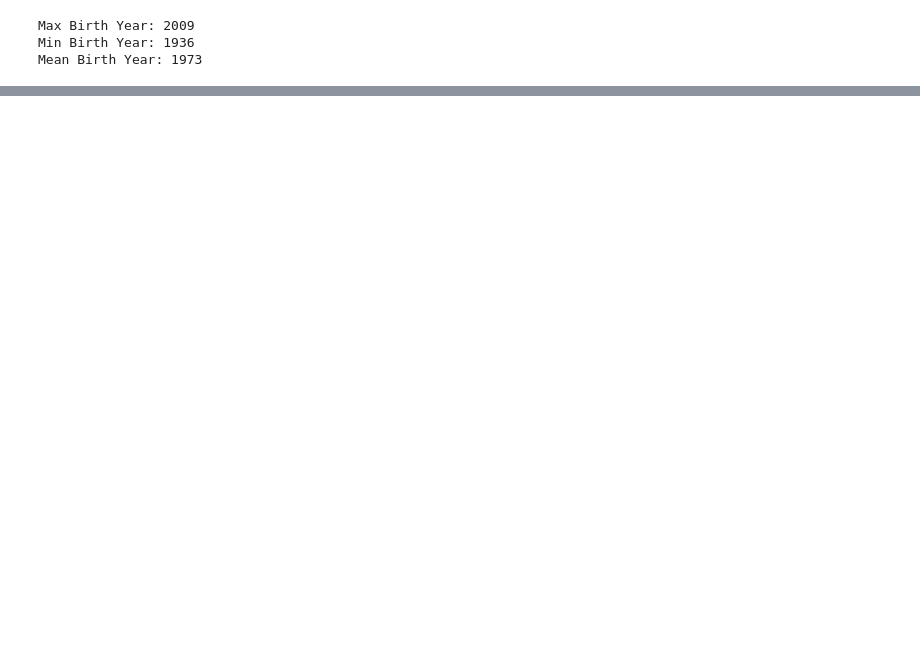
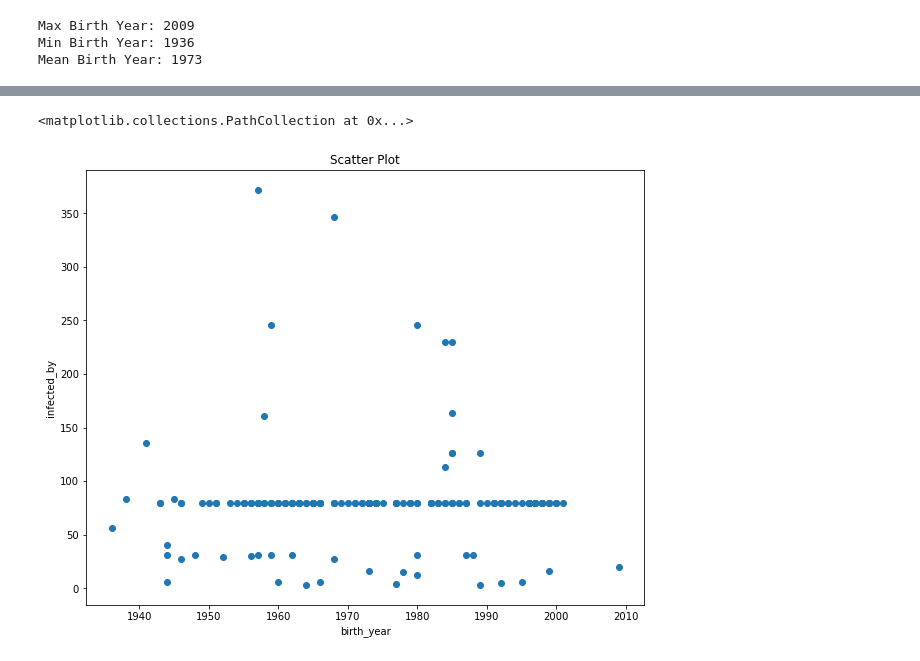
Before and after one commit to mohammadmozafari/data-mining-aut, a Jupyter notebook: 1_preprocessing_and_linear_regression.ipynb, the cells around one changed output, grey strips where cells are left out. Drawn from its saved outputs; the diff is of its cells as text; code cells hidden in the pictures; blank space fills up the shorter version.

```diff
--- a/1_preprocessing_and_linear_regression.ipynb
+++ b/1_preprocessing_and_linear_regression.ipynb
@@ -24,0 +1,5 @@ covid
+# %%
+import pandas as pd
+import matplotlib.pyplot as plt
+
+plt.rcParams['figure.figsize'] = (10, 8)
@@ -36,0 +49,10 @@ Mean Birth Year: 1973
+# %%
+count_nans(covid_copy, columns)
+
+covid['birth_year'].fillna(int(covid['birth_year'].mean()) * 1., inplace=True)
+covid['region'].fillna('Unknown region', inplace=True)
+covid['infection_reason'].fillna('Unknown reason', inplace=True)
+covid['infected_by'].fillna(int(covid['infected_by'].mean()) * 1., inplace=True)
+
+print('\nRemoved missing values\n')
+count_nans(covid, columns)
@@ -36,0 +77,11 @@ Mean Birth Year: 1973
+# %%
+year = covid['birth_year'].values
+inf_by = covid['infected_by'].values
+# %%
+plt.xlabel('birth_year')
+plt.ylabel('infected_by')
+plt.title('Scatter Plot')
+plt.scatter(year, inf_by)
+# %% [output]
+<matplotlib.collections.PathCollection at 0x...>
+[figure, added]
```
Also changed, not shown: parts of 6 cells of this notebook.
